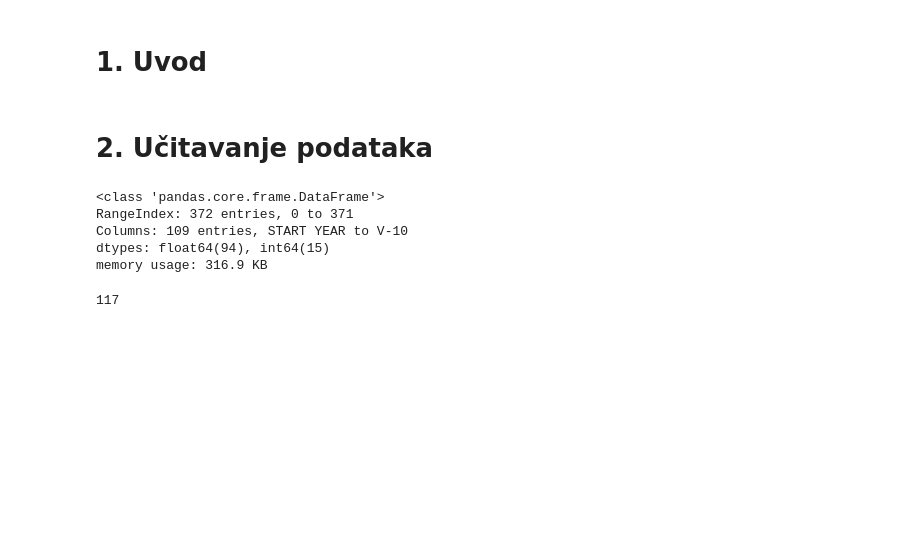
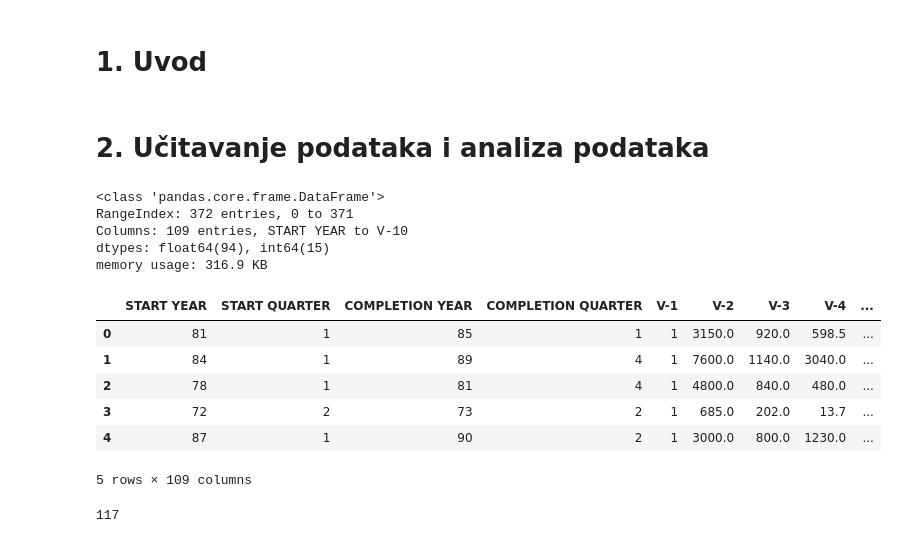
Before and after one commit to kaaiiser/Fitting-linear-regression-methodes-to-high-dimension-data-LARS-., a Jupyter notebook: 01_Vizuelizacija_skupa_podataka.ipynb, the cells around one changed output. Cells and saved outputs as stored; diff of their text form; code cells hidden in the pictures; blank space fills up the shorter version.

```diff
--- a/01_Vizuelizacija_skupa_podataka.ipynb
+++ b/01_Vizuelizacija_skupa_podataka.ipynb
@@ -18,3 +21,3 @@ from sklearn.manifold import TSNE
 # %% [markdown]
-# 2. Učitavanje podataka
+# 2. Učitavanje podataka i analiza podataka
 # %%
@@ -31,5 +29,15 @@ RangeIndex: 372 entries, 0 to 371
 Columns: 109 entries, START YEAR to V-10
 dtypes: float64(94), int64(15)
 memory usage: 316.9 KB
+# %%
+data.head()
+# %% [output]
+|  | START YEAR | START QUARTER | COMPLETION YEAR | COMPLETION QUARTER | V-1 | V-2 | V-3 | V-4 | ... |
+| 0 | 81 | 1 | 85 | 1 | 1 | 3150.0 | 920.0 | 598.5 | ... |
+| 1 | 84 | 1 | 89 | 4 | 1 | 7600.0 | 1140.0 | 3040.0 | ... |
+| 2 | 78 | 1 | 81 | 4 | 1 | 4800.0 | 840.0 | 480.0 | ... |
+| 3 | 72 | 2 | 73 | 2 | 1 | 685.0 | 202.0 | 13.7 | ... |
+| 4 | 87 | 1 | 90 | 2 | 1 | 3000.0 | 800.0 | 1230.0 | ... |
+5 rows × 109 columns
 # %%
 #df["Customer_Segment"].unique()
```
Also changed, not shown: parts of 11 cells of this notebook.
